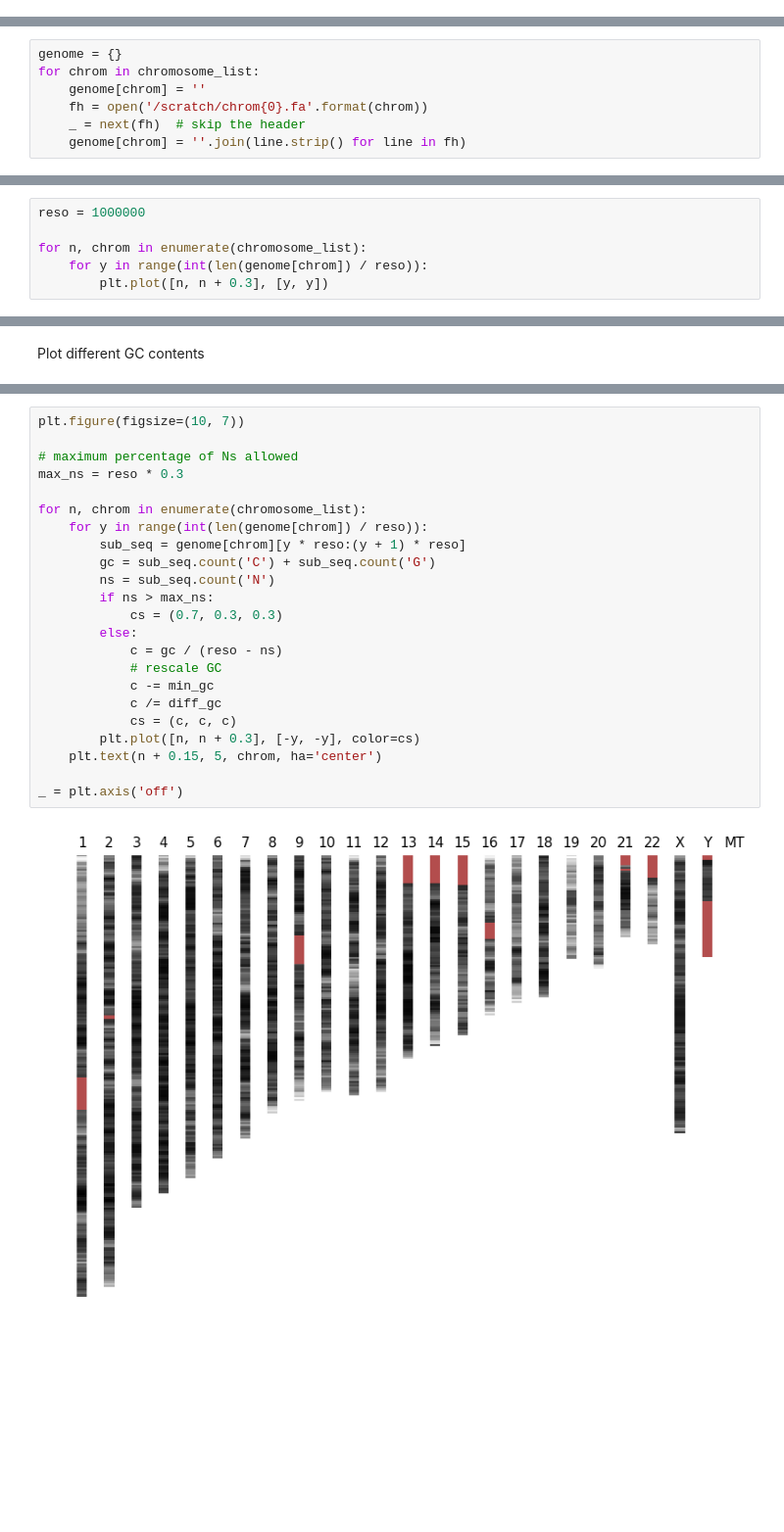
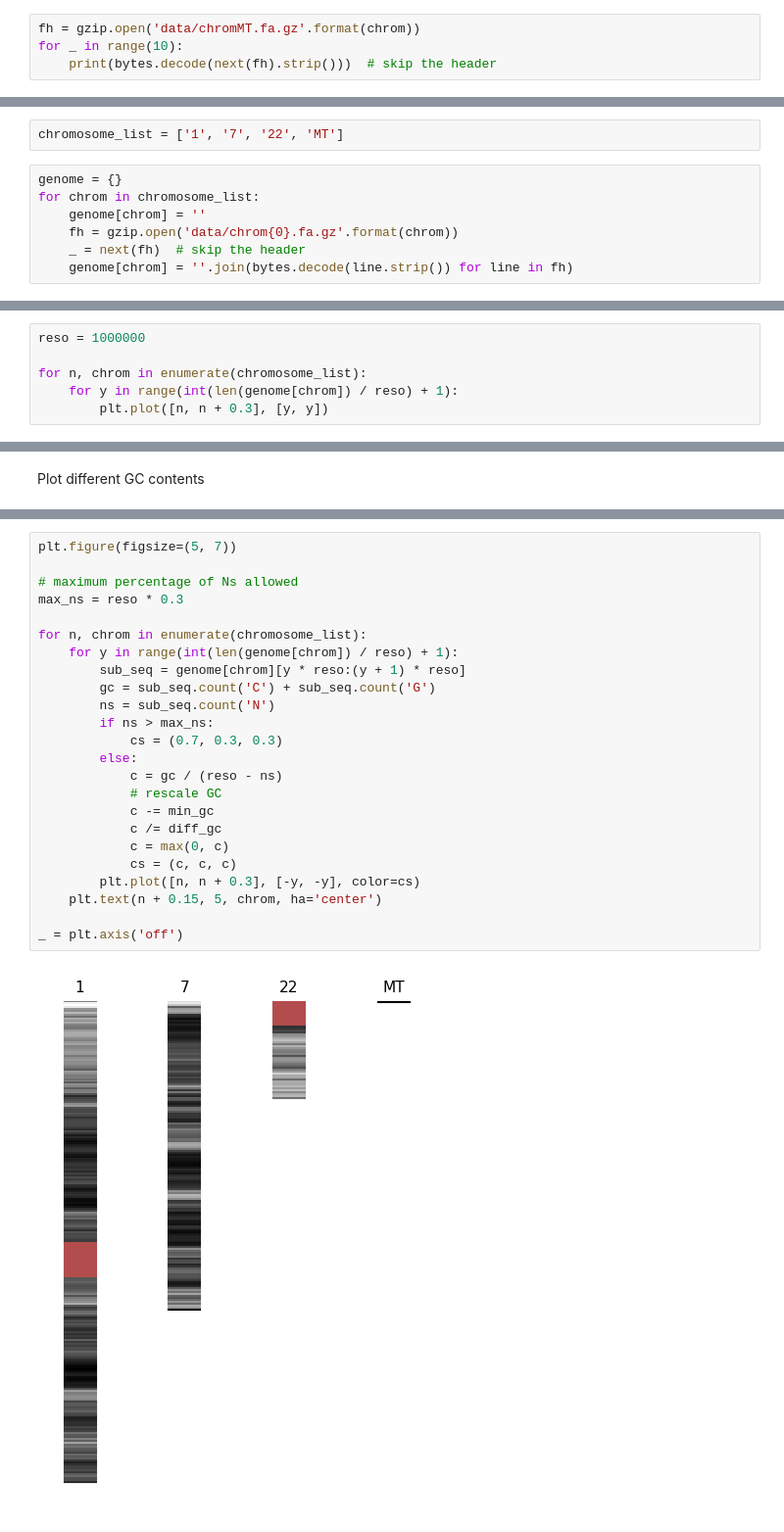
Before and after one commit to vicruiser/Bojos_supercomputacio, a Jupyter notebook: Handson_I/Explain Genome - BRAF.ipynb, the cells around one changed output, grey strips where cells are left out. Shown at 98% size. Drawn from its saved outputs; the diff is of its cells as text; blank space fills up the shorter version.

```diff
--- a/Handson_I/Explain Genome - BRAF.ipynb
+++ b/Handson_I/Explain Genome - BRAF.ipynb
@@ -56,0 +38,4 @@ CTCATCAATACAACCCCCGCCCATCCTACCCAGCACACACACACCGCTGCTAACCCCATA
+# %%
+fh = gzip.open('data/chromMT.fa.gz'.format(chrom))
+for _ in range(10):
+    print(bytes.decode(next(fh).strip()))  # skip the header
@@ -59,10 +55,12 @@ Load all chromosomes into a python dictionary
+# %%
+chromosome_list = ['1', '7', '22', 'MT']
 # %%
 genome = {}
 for chrom in chromosome_list:
     genome[chrom] = ''
-    fh = open('/scratch/chrom{0}.fa'.format(chrom))
+    fh = gzip.open('data/chrom{0}.fa.gz'.format(chrom))
     _ = next(fh)  # skip the header
-    genome[chrom] = ''.join(line.strip() for line in fh)
+    genome[chrom] = ''.join(bytes.decode(line.strip()) for line in fh)
 # %% [markdown]
 Check chromosome sizes
 # %%
@@ -102,6 +87,6 @@ Longest chromosome is 250 Mb
 reso = 1000000
 
 for n, chrom in enumerate(chromosome_list):
-    for y in range(int(len(genome[chrom]) / reso)):
+    for y in range(int(len(genome[chrom]) / reso) + 1):
         plt.plot([n, n + 0.3], [y, y])
 # %% [output]
@@ -140,28 +129,29 @@ Plot different GC contents
 # %%
-plt.figure(figsize=(10, 7))
+plt.figure(figsize=(5, 7))
 
 # maximum percentage of Ns allowed
 max_ns = reso * 0.3
 
 for n, chrom in enumerate(chromosome_list):
-    for y in range(int(len(genome[chrom]) / reso)):
+    for y in range(int(len(genome[chrom]) / reso) + 1):
         sub_seq = genome[chrom][y * reso:(y + 1) * reso]
         gc = sub_seq.count('C') + sub_seq.count('G')
         ns = sub_seq.count('N')
         if ns > max_ns:
             cs = (0.7, 0.3, 0.3)
         else:
             c = gc / (reso - ns)
             # rescale GC
             c -= min_gc
             c /= diff_gc
+            c = max(0, c)
             cs = (c, c, c)
         plt.plot([n, n + 0.3], [-y, -y], color=cs)
     plt.text(n + 0.15, 5, chrom, ha='center')
 
 _ = plt.axis('off')
 # %% [output]
-[figure, old version]
+[figure, new version]
 # %% [markdown]
 Just like typical karyotype image:
 
```
Also changed, not shown: parts of 29 cells of this notebook, 25 other files.
